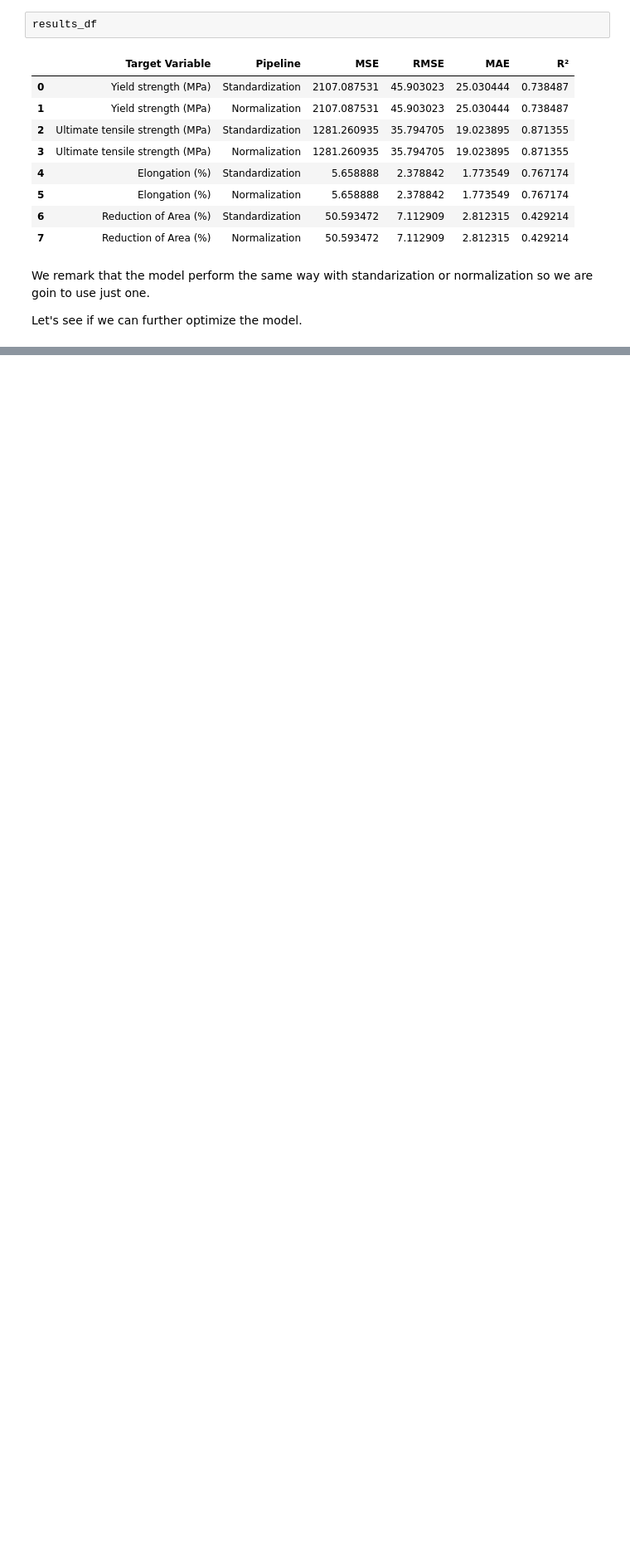
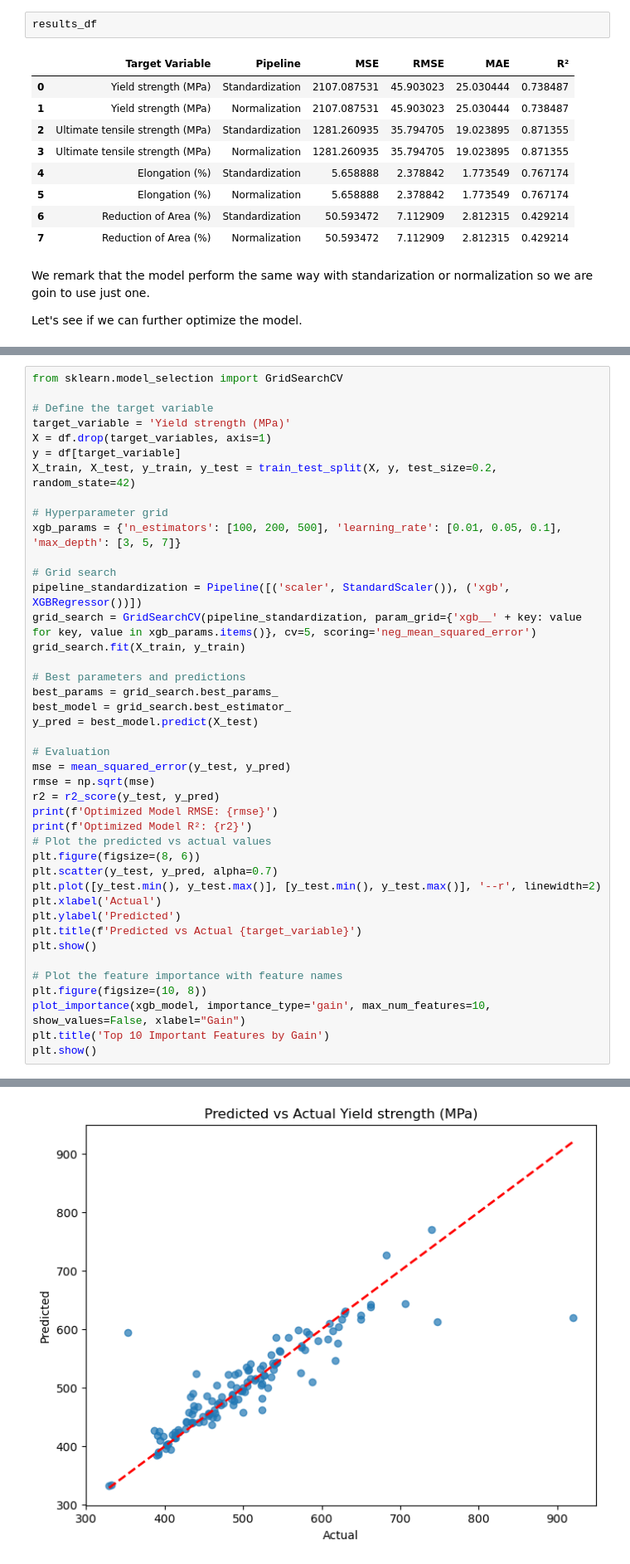
Before and after one commit to elbarhichi/Welding-Quality-Prediction, a Jupyter notebook: ML_project_imane.ipynb, the cells around one changed output, grey strips where cells are left out. Shown at 83% size. Saved outputs shown, nothing was run; the diff lists cells and outputs as text; blank space fills up the shorter version.

```diff
--- a/ML_project_imane.ipynb
+++ b/ML_project_imane.ipynb
@@ -996,0 +916,43 @@ Let's see if we can  further optimize the model.
+# %%
+from sklearn.model_selection import GridSearchCV
+
+# Define the target variable
+target_variable = 'Yield strength (MPa)'
+X = df.drop(target_variables, axis=1)
+y = df[target_variable]
+X_train, X_test, y_train, y_test = train_test_split(X, y, test_size=0.2, random_state=42)
+
+# Hyperparameter grid
+xgb_params = {'n_estimators': [100, 200, 500], 'learning_rate': [0.01, 0.05, 0.1], 'max_depth': [3, 5, 7]}
+
+# Grid search
+pipeline_standardization = Pipeline([('scaler', StandardScaler()), ('xgb', XGBRegressor())])
+grid_search = GridSearchCV(pipeline_standardization, param_grid={'xgb__' + key: value for key, value in xgb_params.items()}, cv=5, scoring='neg_mean_squared_error')
+grid_search.fit(X_train, y_train)
+
+# Best parameters and predictions
+best_params = grid_search.best_params_
+best_model = grid_search.best_estimator_
+y_pred = best_model.predict(X_test)
+
+# Evaluation
+mse = mean_squared_error(y_test, y_pred)
+rmse = np.sqrt(mse)
+r2 = r2_score(y_test, y_pred)
+print(f'Optimized Model RMSE: {rmse}')
+print(f'Optimized Model R²: {r2}')
+# Plot the predicted vs actual values
+plt.figure(figsize=(8, 6))
+plt.scatter(y_test, y_pred, alpha=0.7)
+plt.plot([y_test.min(), y_test.max()], [y_test.min(), y_test.max()], '--r', linewidth=2)
+plt.xlabel('Actual')
+plt.ylabel('Predicted')
+plt.title(f'Predicted vs Actual {target_variable}')
+plt.show()
+
+# Plot the feature importance with feature names
+plt.figure(figsize=(10, 8))
+plot_importance(xgb_model, importance_type='gain', max_num_features=10, show_values=False, xlabel="Gain")
+plt.title('Top 10 Important Features by Gain')
+plt.show()
+# %% [output]
@@ -996,0 +961 @@ Let's see if we can  further optimize the model.
+[figure, added]
```
Also changed, not shown: parts of 32 cells of this notebook.
